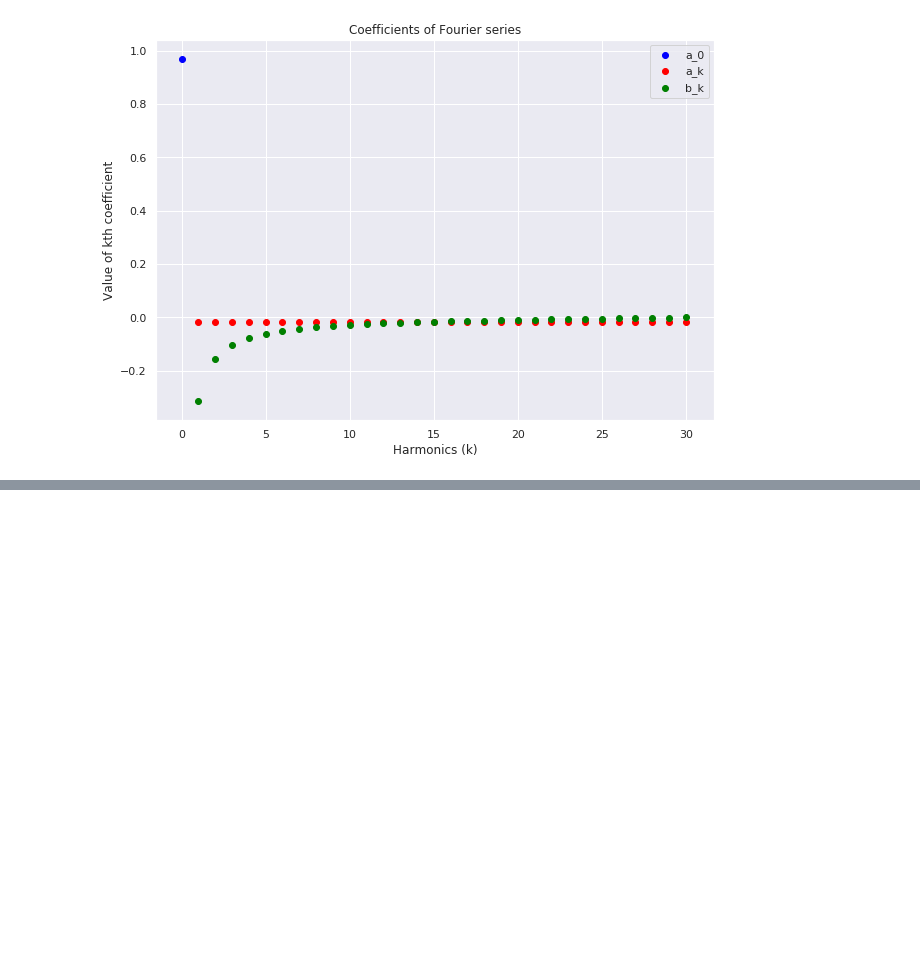
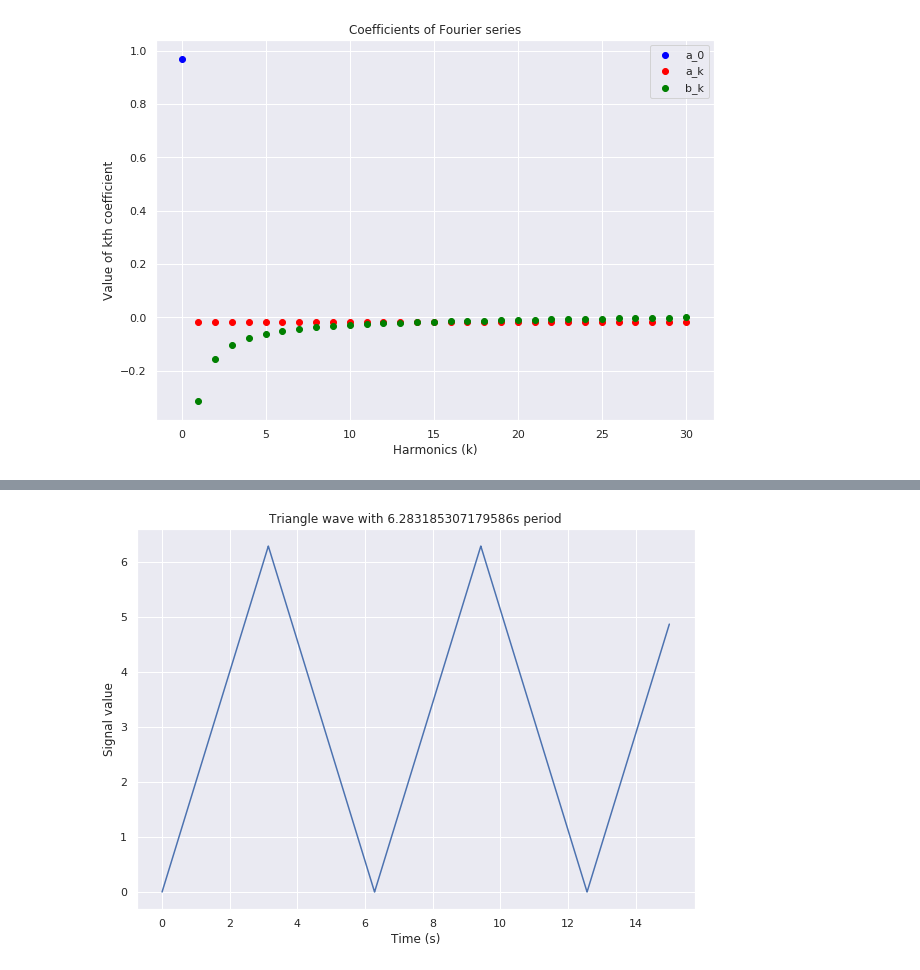
Before and after one commit to masterdesky/ELTE-signal-processing-2018, a Jupyter notebook: 2. feladatsor/Assignment 2.ipynb, the cells around one changed output, grey strips where cells are left out. Saved outputs shown, nothing was run; the diff lists cells and outputs as text; code cells hidden in the pictures; blank space fills up the shorter version.

```diff
--- a/2. feladatsor/Assignment 2.ipynb
+++ b/2. feladatsor/Assignment 2.ipynb
@@ -766,0 +768,45 @@ plt.show()
+# %%
+def f_3(t):
+    '''
+    Input parameter:
+
+    't': time in seconds
+    '''
+
+    T = 2 * np.pi
+
+    # Sampling rate: 1000 Hz/second
+    SampRate = t * 1000
+    time = np.linspace(0, t, SampRate, endpoint=True)
+
+    # Create square wave signal
+    signal = np.empty(SampRate)
+
+    i = 0
+    while(i < SampRate):
+
+        if((t/SampRate * i) % T <= T/2):
+            signal[i] = 2 * ((t/SampRate * i) % T)
+            i += 1
+
+        else:
+            signal[i] = 2 * (T - ((t/SampRate * i) % T))
+            i += 1
+
+    return(time, signal, T)
+# %%
+t_3_Fourier = 15
+
+time_3, signal_3, T_3_Fourier = f_3(t_3_Fourier)
+# %%
+fig_f_3 = plt.figure(figsize=(10,7))
+
+plt.plot(time_3, signal_3)
+
+plt.title("Triangle wave with " + str(T_3_Fourier) + "s period")
+plt.xlabel("Time (s)")
+plt.ylabel("Signal value")
+
+plt. show()
+# %% [output]
+[figure, added]
```
Also changed, not shown: parts of 40 cells of this notebook.
